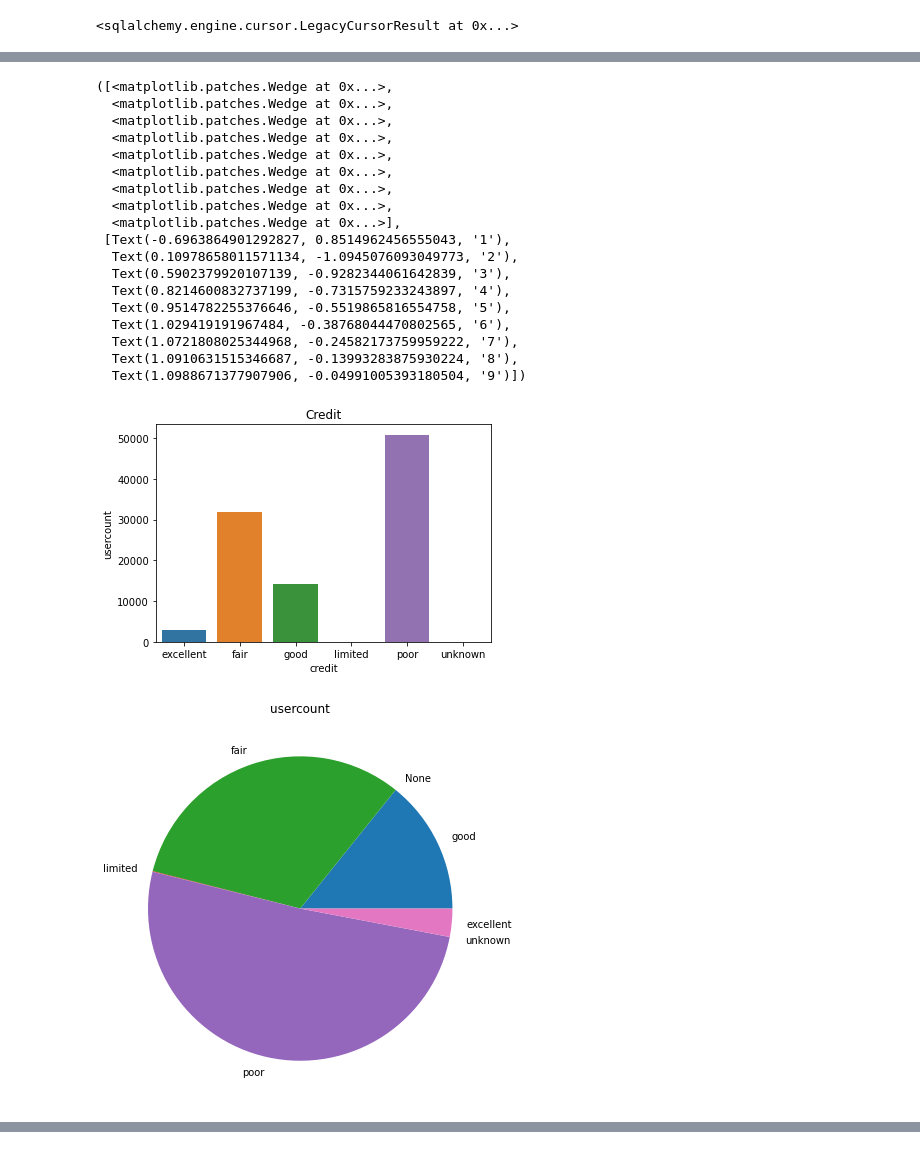
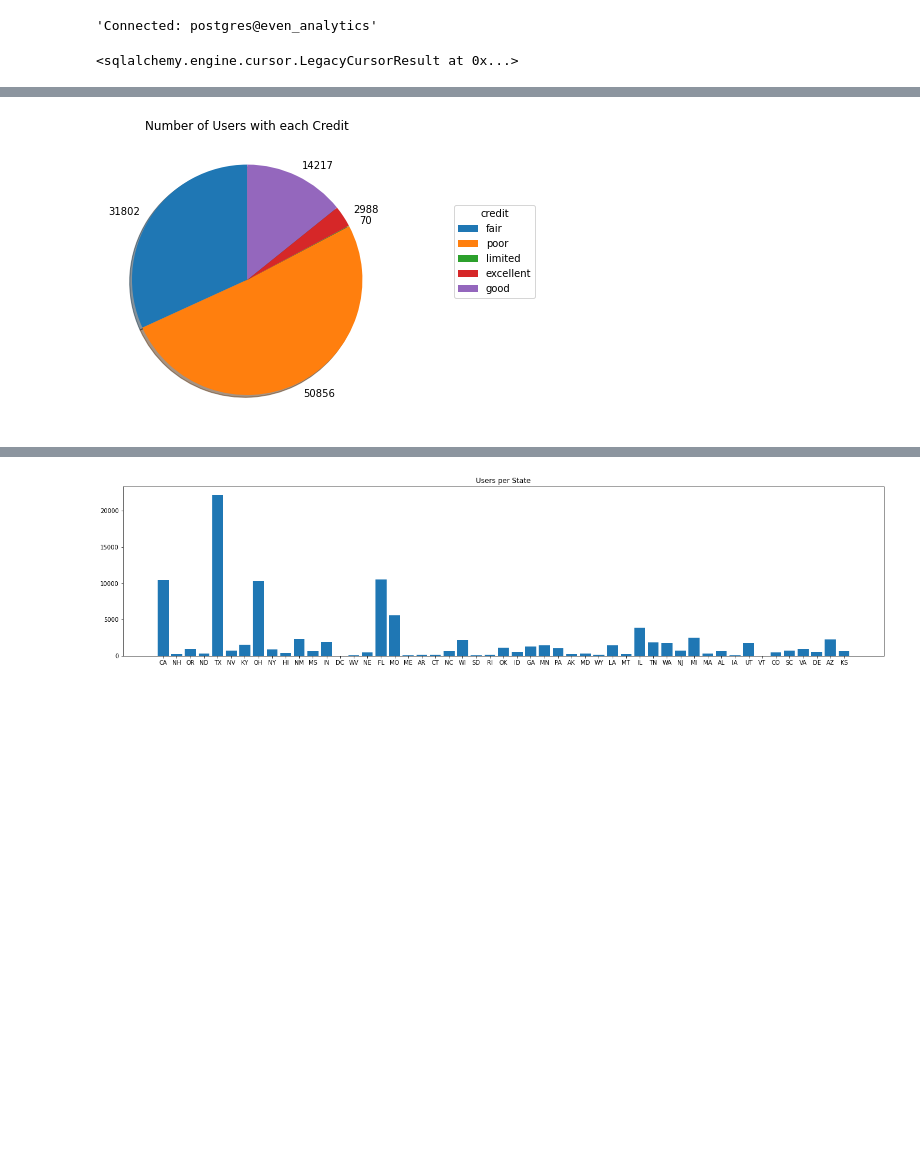
Before and after one commit to jajrcal/EvenAnalytics, a Jupyter notebook: EvenAnalyticsNotebook.ipynb, the cells around one changed output, grey strips where cells are left out. Saved outputs shown, nothing was run; the diff lists cells and outputs as text; code cells hidden in the pictures; blank space fills up the shorter version.

Commit message:
Add docker-compose.yml and Update Read-me and Jupyter Notebook

```diff
--- a/EvenAnalyticsNotebook.ipynb
+++ b/EvenAnalyticsNotebook.ipynb
@@ -131,8 +71,11 @@ leads.write\
 )
 # %%
-engine= sa.create_engine('postgresql://postgres:postgrespw@postgres-raBp:5432/even_analytics', isolation_level='AUTOCOMMIT')
+#connect to analytics database
+engine= sa.create_engine('postgresql://postgres:password@postgres:5432/even_analytics')
+%load_ext sql
 %sql $engine.url
-%reload_ext sql
+# %% [output]
+'Connected: postgres@even_analytics'
 # %%
 conn=engine.connect()
 conn.execute("COMMIT")
@@ -202,23 +145,22 @@ select t.lead_uuid,t.rate_table_offer_id,t.rate_table_id,t.offer_rank_on_table,c
 # %% [output]
 <sqlalchemy.engine.cursor.LegacyCursorResult at 0x...>
 # %%
-import seaborn as sns
 import matplotlib.pyplot as plt
+import pandas as pd
 
-#user credit
-user=%sql select credit,count(credit) as usercount from analytics_star.user_details group by credit
-user_df=user.DataFrame()
-user_df1=user_df.groupby('credit',as_index=False).sum()
-ax=sns.barplot(x='credit',y='usercount',data=user_df1)
-ax.set_title('Credit')
-plt.figure(figsize=(18,7))
-user.pie()
-#users per state
-demo=%sql select state,count(state) from analytics_star.user_details group by state
-plt.figure(figsize=(18,7))
-demo.bar()
-num_clicks=%sql select offer_rank_on_table,sum(num_clicks)*100/SUM(SUM(num_clicks)) OVER () from analytics_star.user_offers where offer_rank_on_table<10 group by offer_rank_on_table
-plt.figure(figsize=(18,7))
-#percentage of clicks per rank
-num_clicks.pie()
+df =pd.read_sql_query("select credit,count(lead_uuid) as numusers from analytics_star.user_details where credit is not null and credit<>'unknown' group by credit ",engine)
+fig=plt.figure()
+
+ax = fig.add_axes([0,0,3,1])
+wedges = ax.pie(df["numusers"],
+                                  labels = df["numusers"],
+                                  shadow = True,
+                                  startangle = 90
+                                 )
+plt.title("Number of Users with each Credit")
+plt.legend(df["credit"],
+          title ="credit",
+          loc ="center left",
+          bbox_to_anchor =(1.2, 0, 0.6,1.2))
+plt.show()
 # %% [output]
@@ -243,20 +167 @@ num_clicks.pie()
-([<matplotlib.patches.Wedge at 0x...>,
-  <matplotlib.patches.Wedge at 0x...>,
-  <matplotlib.patches.Wedge at 0x...>,
-  <matplotlib.patches.Wedge at 0x...>,
-  <matplotlib.patches.Wedge at 0x...>,
-  <matplotlib.patches.Wedge at 0x...>,
-  <matplotlib.patches.Wedge at 0x...>,
-  <matplotlib.patches.Wedge at 0x...>,
-  <matplotlib.patches.Wedge at 0x...>],
- [Text(-0.6963864901292827, 0.8514962456555043, '1'),
-  Text(0.10978658011571134, -1.0945076093049773, '2'),
-  Text(0.5902379920107139, -0.9282344061642839, '3'),
-  Text(0.8214600832737199, -0.7315759233243897, '4'),
-  Text(0.9514782255376646, -0.5519865816554758, '5'),
-  Text(1.029419191967484, -0.38768044470802565, '6'),
-  Text(1.0721808025344968, -0.24582173759959222, '7'),
-  Text(1.0910631515346687, -0.13993283875930224, '8'),
-  Text(1.0988671377907906, -0.04991005393180504, '9')])
-[figure, old version]
+[figure, new version]
-[figure, removed]
@@ -264,0 +168,10 @@ num_clicks.pie()
+# %%
+#users per state
+df =pd.read_sql_query("select state,count(state) as count from analytics_star.user_details where state<>'None' group by state ",engine)
+fig=plt.figure()
+ax = fig.add_axes([0,0,3,1])
+ax.bar(df["state"],df["count"])
+plt.title("Users per State")
+plt.show()
+# %% [output]
+[figure, added]
```
Also changed, not shown: parts of 14 cells of this notebook, 5 other files.
